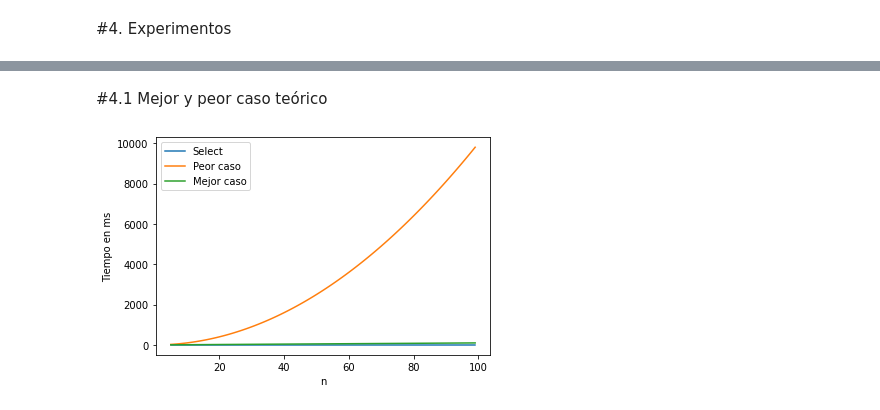
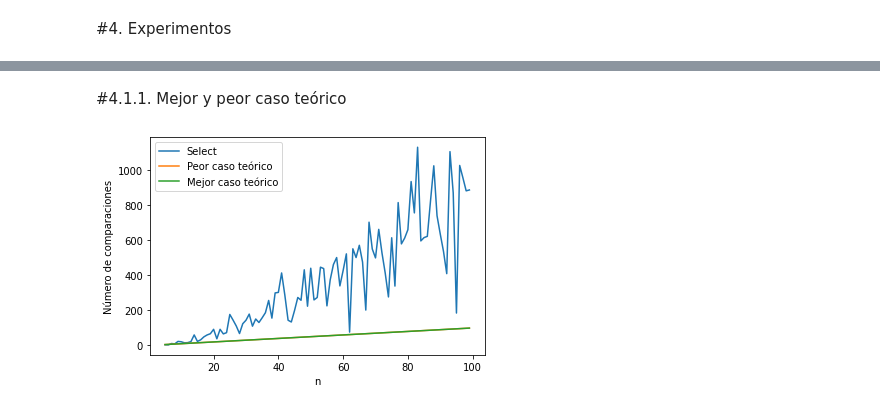
Before and after one commit to LuisCastroV/ADA-Informes, a Jupyter notebook: Informe_7_Pivot_Selection.ipynb, the cells around one changed output, grey strips where cells are left out. Cells and saved outputs as stored; diff of their text form; code cells hidden in the pictures.

```diff
--- a/Informe_7_Pivot_Selection.ipynb
+++ b/Informe_7_Pivot_Selection.ipynb
@@ -103,16 +73,0 @@ def Partition(A,p,r):
-# %%
-def select(arr,left,right,i):
-  if(left == right):
-    return arr[left]
-  #q = PivotSelection(arr,left,right,verbose)
-  #k = q-left+1
-  if(i == k):
-    return arr[q]
-  elif(i<k):
-    return select(arr,left,q-1,i)
-  else:
-    return select(arr,q+1,right,i-k)
-# %%
-array=[18, 26, 14, 38, 83, 59, 57, 17, 62, 20, 32, 19, 55, 71, 47]
-k=5
-# elemento = select(array, 0, len(array) - 1, k)
@@ -148,30 +198,29 @@ $T(n) <= T(n/5) + T(7n/10) + O(n)$
 # %% [markdown]
-#4.1 Mejor y peor caso teórico
+#4.1.1. Mejor y peor caso teórico
 # %%
 import matplotlib.pyplot as plt
-import datetime
+import math
 import random
-from timeit import repeat
 
-x=[]
-y1=[n*n for n in range(5,100)] #Peor caso
-y2=[n for n in range(5,100)] #Mejor caso
-y=[];
+x = [n for n in range(5,100)]
+y1 = [n for n in range(5,100)] #Peor caso
+y2 = [n for n in range(5,100)] #Mejor caso
+y = []
 
-for n in range(5,100):
-    a = random.sample(range(-100, 1000), n)
-    Iesimo = random.randint(0,n)
-    contador = 0
-    x.append(n)
-    y.append(contador)
+for n in range(5, 100):
+  comparisons = 0
+  array = random.sample(range(1,100), n)
+  k = random.randint(1,n)
+  elemento = select(array, 0, len(array)-1, k)
+  y.append(comparisons)
 
 plt.plot(x,y)
 plt.plot(x,y1)
 plt.plot(x,y2)
-plt.legend(["Select", "Peor caso", "Mejor caso"])
+plt.legend(["Select","Peor caso teórico","Mejor caso teórico"])
 
-plt.xlabel('n')
-plt.ylabel('Tiempo en ms')
+plt.xlabel("n")
+plt.ylabel("Número de comparaciones")
 plt.show()
 # %% [output]
-[figure, old version]
+[figure, new version]
```
Also changed, not shown: parts of 10 cells of this notebook.
